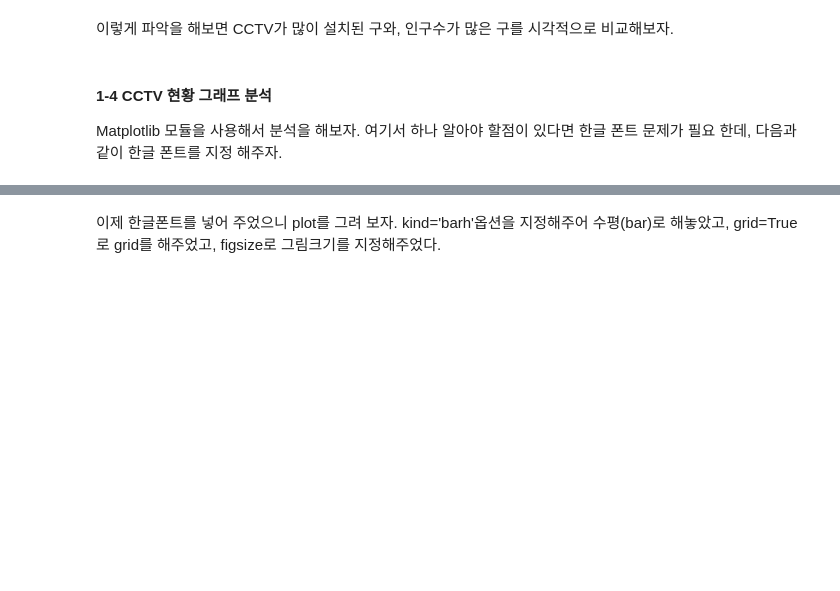
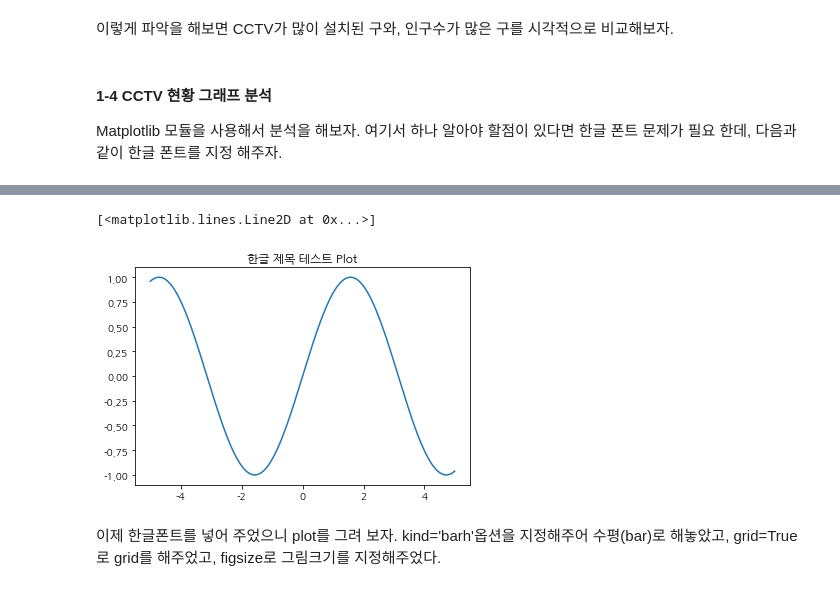
Before and after one commit to Unfinishedgod/preprocessing_data_python, a Jupyter notebook: Ch1_Seoul_pop_CCTV.ipynb, the cells around one changed output, grey strips where cells are left out. Cells and saved outputs as stored; diff of their text form; code cells hidden in the pictures; blank space fills up the shorter version.

```diff
--- a/Ch1_Seoul_pop_CCTV.ipynb
+++ b/Ch1_Seoul_pop_CCTV.ipynb
@@ -368,6 +391,16 @@ elif platform.system() == 'Linux':
     plt.rc('font', family=font_name)
 else:
     print('Unknown system... sorry~~~~')
+# %%
+import numpy as np
+# platform.system()
+x = np.arange(-5, 5, 0.01)
+y = np.sin(x)
+plt.figure().add_subplot().set_title('한글 제목 테스트 Plot')
+plt.plot(x, y)
+# %% [output]
+[<matplotlib.lines.Line2D at 0x...>]
+[figure, added]
 # %% [markdown]
 이제 한글폰트를 넣어 주었으니 plot를 그려 보자. kind='barh'옵션을 지정해주어 수평(bar)로 해놓았고, grid=True로 grid를 해주었고, figsize로 그림크기를 지정해주었다.
 # %%
```
Also changed, not shown: parts of 2 cells of this notebook, 2 other files.
